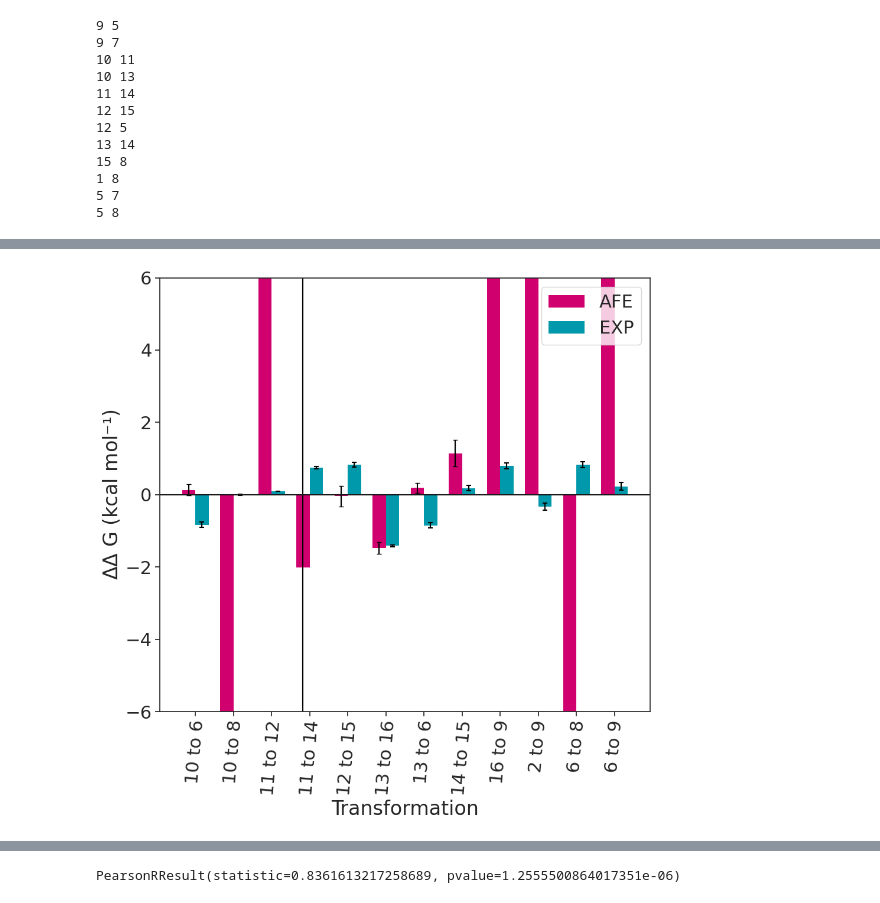
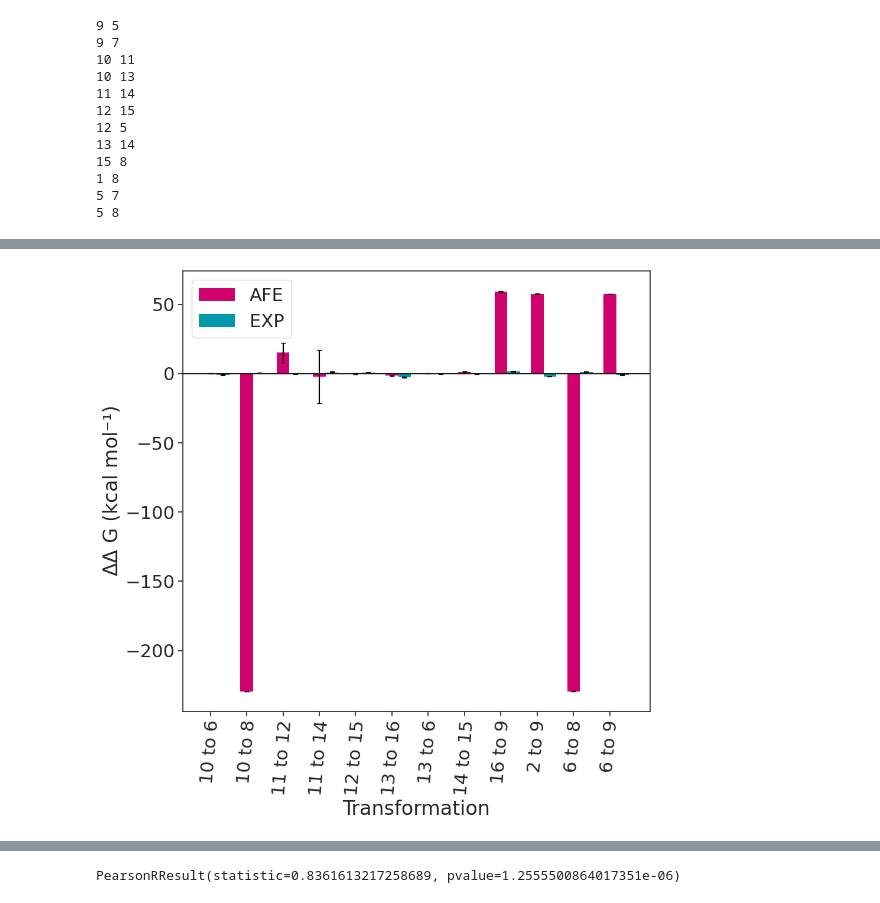
Before and after one commit to meyresearch/metalloenzymes, a Jupyter notebook: scripts/vim2_analysis.ipynb, the cells around one changed output, grey strips where cells are left out. Drawn from its saved outputs; the diff is of its cells as text; code cells hidden in the pictures.

```diff
--- a/scripts/vim2_analysis.ipynb
+++ b/scripts/vim2_analysis.ipynb
@@ -226,9 +226,9 @@ print(calculcated_stds)
   0.41101911  0.27630904  0.17110639  0.03143165  0.26843111  0.13864877
   0.26017767  0.15873627  0.14701622  1.79754088]
 # %%
-filter_indices = [0, 1, 2, 3, 7, 8, 9, 10, 12, 16, 19, 20]
-first_indices = [9, 9, 10, 10, 11, 12, 12, 13, 15, 1, 5, 5]
-second_indices = [5, 7, 11, 13, 14, 15, 5, 14, 8, 8, 7, 8]
+filter_ids = [0, 1, 2, 3, 7, 8, 9, 10, 12, 16, 19, 20]
+first_ids = [9, 9, 10, 10, 11, 12, 12, 13, 15, 1, 5, 5]
+second_ids = [5, 7, 11, 13, 14, 15, 5, 14, 8, 8, 7, 8]
 # %%
 # # Get ligand indices for getting the correct experimental values
 # first_indices = []
@@ -245,17 +245,20 @@ second_indices = [5, 7, 11, 13, 14, 15, 5, 14, 8, 8, 7, 8]
 #     print(first_indices[i], second_indices[i])
 # %%
 # Get experimental values
-experimental_file = pd.read_csv("/home/jguven/projects/metalloenzymes/vim_2/afe/experimental_K_i.csv")
+experimental_file = pd.read_csv("/home/jguven/projects/metalloenzymes/kpc2/afe/experimental_K_i.csv")
 experimental_ki, experimental_ki_error = experimental_file["K_i"], experimental_file["K_i_err"]
-perturbations = [line.strip() for line in lines[0:len(lines):2]]
+# ligand_1 = experimental_ki[0]
+# ligand_1_error = experimental_ki_error[0]
 experimental_free_energies = []
 experimental_errors = []
 
-for i in range(len(first_indices)):
-    i_1, i_2 = first_indices[i], second_indices[i]
-    experimental_free_energy = inhibition_to_ddg(float(experimental_ki[i_1]), float(experimental_ki[i_2]))
+experimental_free_energies = []
+experimental_errors = []
+for i in range(len(first_ids)):
+    i_1, i_2 = first_ids[i], second_ids[i]
+    experimental_free_energy = inhibition_to_ddg(experimental_ki[i_1], experimental_ki[i_2])
     # error_a, ki_a, error_b, ki_b
-    experimental_error = get_experimental_error(float(experimental_ki_error[i_1]), float(experimental_ki[i_1]), float(experimental_ki_error[i_2]), float(experimental_ki[i_2]))
+    experimental_error = get_experimental_error(experimental_ki_error[i_1], experimental_ki[i_1], experimental_ki_error[i_2], experimental_ki[i_2])
     experimental_free_energies.append(experimental_free_energy)
     experimental_errors.append(experimental_error)
     print(i_1, i_2)
@@ -273,5 +276,8 @@ for i in range(len(first_indices)):
 5 7
 5 8
 # %%
+perturbations = [line.strip() for line in lines[0:len(lines):2]]
 labels = [string.replace("lig_", "").replace("~"," to ") for string in perturbations]
-clean_labels = [labels[i] for i in filter_indices]
+# labels
+clean_labels = [labels[i] for i in filter_ids]
+clean_labels
@@ -278,6 +297,6 @@ clean_labels = [labels[i] for i in filter_indices]
 # %%
-filtered_means = [calculated_means[i] for i in filter_indices]
-filtered_stds = [calculcated_stds[i] for i in filter_indices]
+filtered_means = [calculated_means[i] for i in filter_ids]
+filtered_stds = [calculcated_stds[i] for i in filter_ids]
 # %%
 fig = plt.figure(figsize=(10, 10))
 sns.set(context="notebook", palette="colorblind", style="ticks", font_scale=2)
@@ -297,34 +316,34 @@ plt.bar(x_label_locations - bar_width / 2,
                             color="black",
                             yerr=filtered_stds,
                             capsize=3,
                             linestyle="")
 
 plt.bar(x_label_locations + bar_width / 2,
         height=experimental_free_energies,
         width=bar_width,
         yerr=experimental_errors,
         label="EXP",
         color="#0099AB",
         linewidth=0)
 
 (_, caps, _) = plt.errorbar(x_label_locations + bar_width / 2,
                             experimental_free_energies,
                             color="black",
                             yerr=experimental_errors,
                             capsize=3,
                             linestyle="")
 
 for cap in caps:
     cap.set_color("black")
     cap.set_markeredgewidth(1.5)
 # plt.ylim(-55, -40)
 plt.axhline(0, 0, 1, c="k")
-plt.ylim(-6, 6)
-plt.xticks(x_label_locations, clean_labels, rotation=85, ha="center")
-plt.legend(loc="upper right")
+# plt.ylim(-6, 6)
+plt.xticks(x_label_locations - bar_width / 2, clean_labels, rotation=85, ha="center")
+plt.legend()
 plt.xlabel("Transformation")
 plt.ylabel("$\Delta \Delta$ G (kcal mol⁻¹)")
 plt.tight_layout()
 plt.savefig("ddg.png", dpi=1200, transparent=True)
 # %% [output]
-[figure, old version]
+[figure, new version]
```
Also changed, not shown: parts of 7 cells of this notebook, 21 other files.
